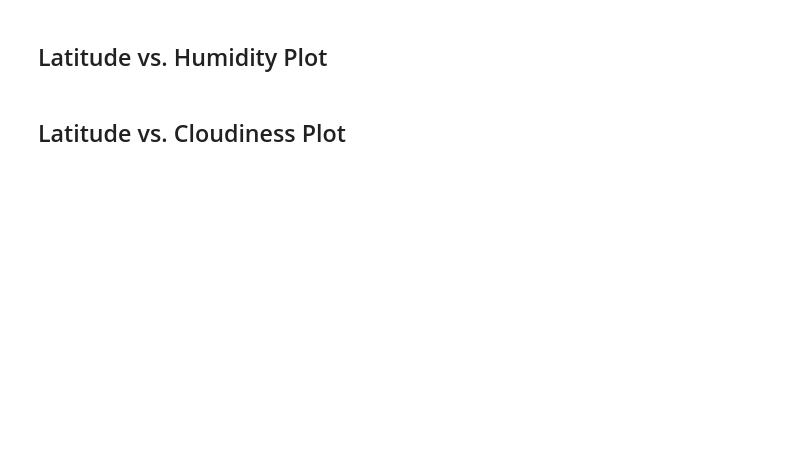
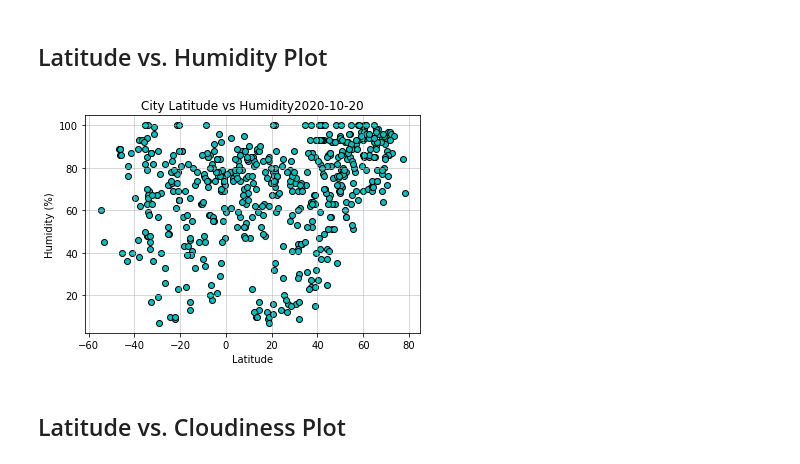
Before and after one commit to PuckishKnave/python-API-challenge, a Jupyter notebook: WeatherPy/WeatherPy.ipynb, the cells around one changed output. Cells and saved outputs as stored; diff of their text form; code cells hidden in the pictures; blank space fills up the shorter version.

```diff
--- a/WeatherPy/WeatherPy.ipynb
+++ b/WeatherPy/WeatherPy.ipynb
@@ -211,4 +218,27 @@ plt.savefig("../Images/City Latitude vs Max Temperature.png")
 # %% [markdown]
 ## Latitude vs. Humidity Plot
+# %%
+# create latitude vs humidity scatter plot
+plt.scatter(city_weather_df["Lat"], city_weather_df["Humidity"], facecolor = "c", edgecolor = "k")
+
+# set title
+plt.title(f"City Latitude vs Humidity{date_time}")
+
+# set x axis label
+plt.xlabel("Latitude")
+
+# set y axis label
+plt.ylabel('Humidity (%)')
+
+# set grid line
+plt.grid(linestyle='-', linewidth=1, alpha = 0.5)
+
+# save the plotted figure as a png file in output data folder
+plt.savefig("./output_data/city_latitude_humidity.png")
+
+# show the scatterplot
+plt.show()
+# %% [output]
+[figure, added]
 # %% [markdown]
 ## Latitude vs. Cloudiness Plot
```
Also changed, not shown: parts of 8 cells of this notebook, 5 other files.
